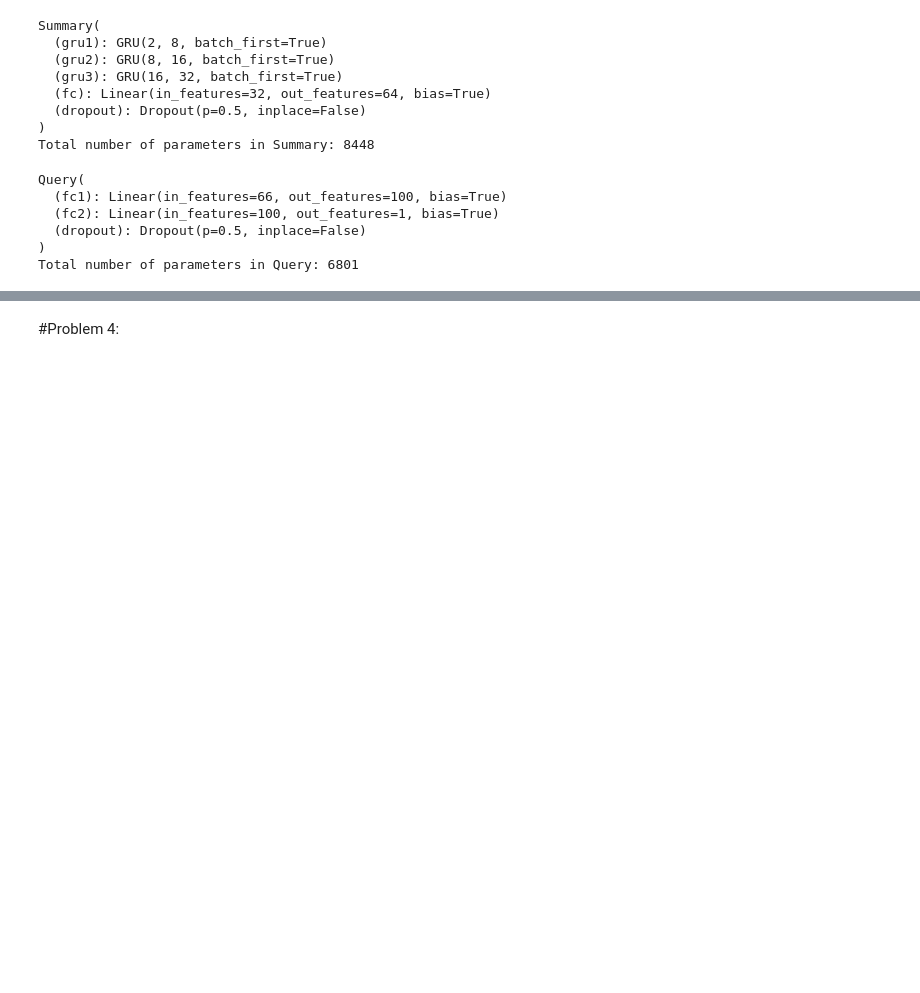
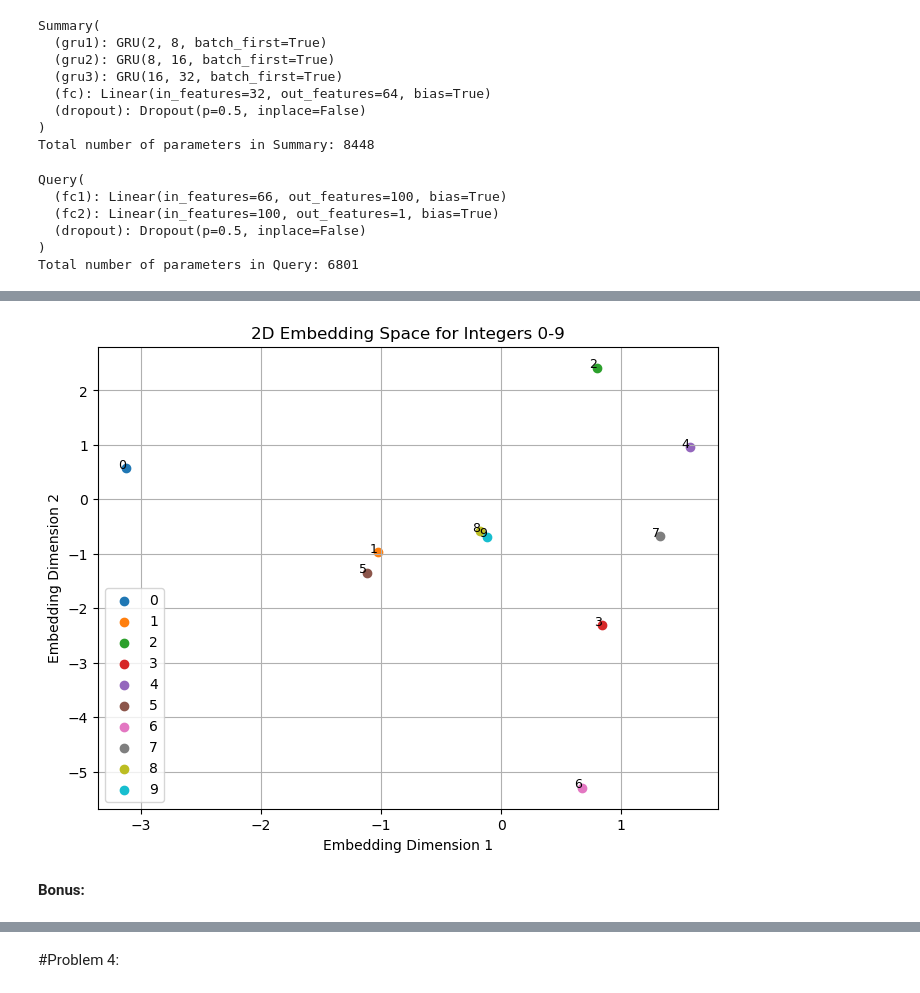
Before and after one commit to pavspatel7/DL_HW3, a Jupyter notebook: HW3.ipynb, the cells around one changed output, grey strips where cells are left out. Cells and saved outputs as stored; diff of their text form; code cells hidden in the pictures; blank space fills up the shorter version.

```diff
--- a/HW3.ipynb
+++ b/HW3.ipynb
@@ -751,0 +758,22 @@ Epoch 15, Train Loss: 0.4957, Test Loss: 0.4903
+# %%
+def plot_embeddings(embedding_layer):
+    embeddings = embedding_layer.weight.data.cpu().numpy()
+
+    # Plotting
+    plt.figure(figsize=(8, 6))
+    for i, embed in enumerate(embeddings):
+        plt.scatter(embed[0], embed[1], label=str(i))
+        plt.text(embed[0], embed[1], f'{i}', fontsize=9, ha='right')
+
+    plt.xlabel('Embedding Dimension 1')
+    plt.ylabel('Embedding Dimension 2')
+    plt.title('2D Embedding Space for Integers 0-9')
+    plt.legend()
+    plt.grid(True)
+    plt.show()
+
+plot_embeddings(embedding)
+# %% [output]
+[figure, added]
+# %% [markdown]
+**Bonus:**
```
Also changed, not shown: parts of 12 cells of this notebook.
